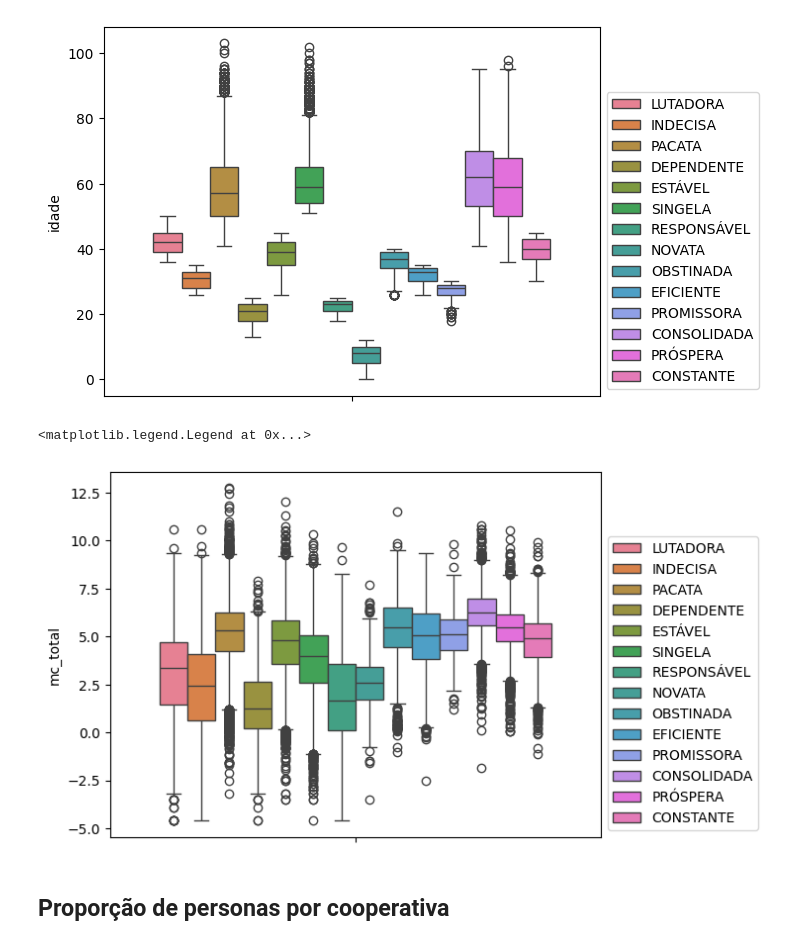
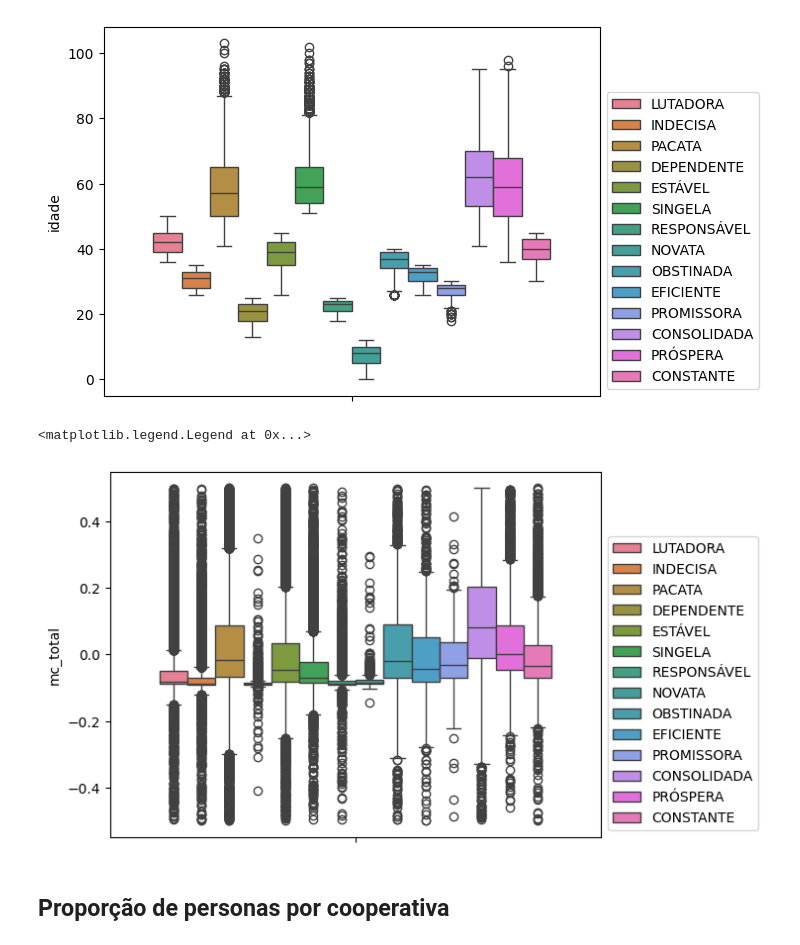
Before and after one commit to cowvin0/seg, a Jupyter notebook: analisa_saldo_personas.ipynb, the cells around one changed output. Saved outputs shown, nothing was run; the diff lists cells and outputs as text; code cells hidden in the pictures.

```diff
--- a/analisa_saldo_personas.ipynb
+++ b/analisa_saldo_personas.ipynb
@@ -362,15 +362,15 @@ plt.legend(loc='lower left', bbox_to_anchor=(1, 0))
 # %%
 sns.boxplot(
     data=df\
         .assign(mc_total=lambda x: (x.mc_total - x.mc_total.mean()) / x.mc_total.std())\
-        .query('mc_total != 0'),
+        .query('(mc_total < .5) and (mc_total > -.5)'),
     y='mc_total',
     hue='Personalizar'
 )
 plt.legend(loc='lower left', bbox_to_anchor=(1, 0))
 # %% [output]
 <matplotlib.legend.Legend at 0x...>
-[figure, old version]
+[figure, new version]
 # %% [markdown]
 ## Proporção de personas por cooperativa
 # %%
```
